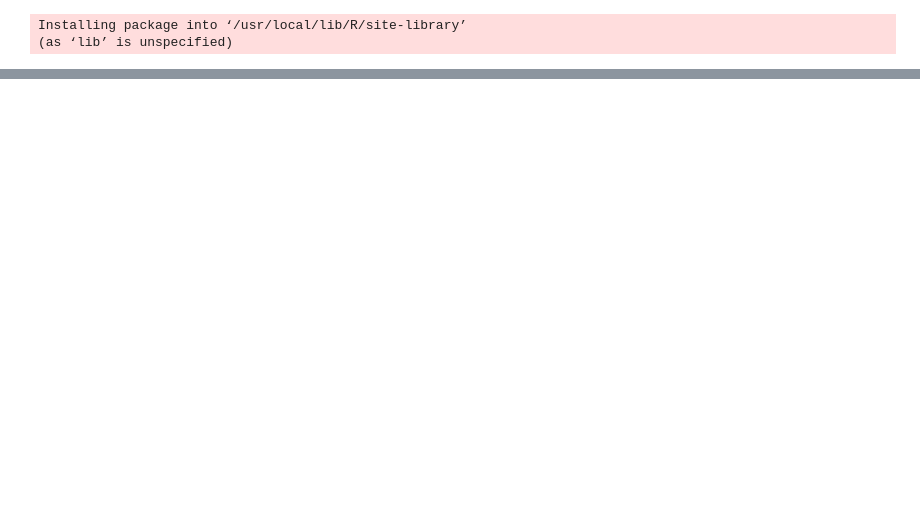
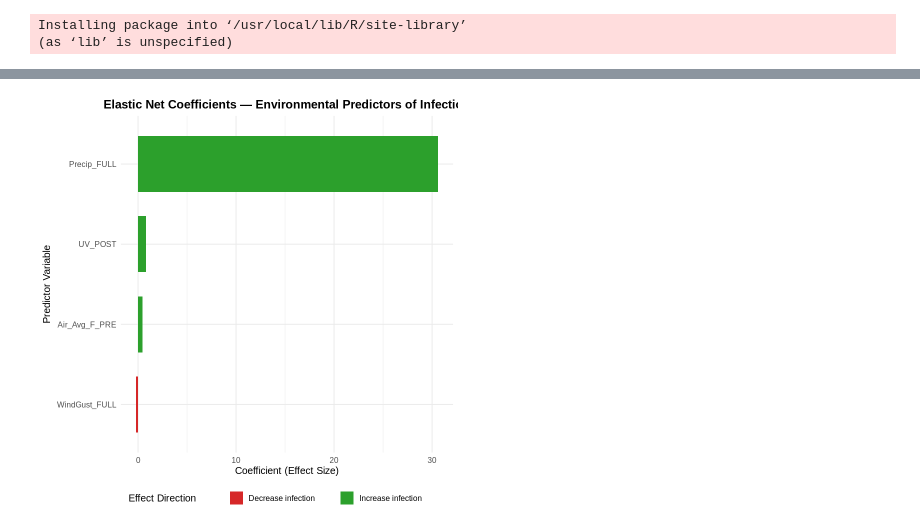
Before and after one commit to AmnNrz/llm-extension-training, a Jupyter notebook: pesticide_efficacy.ipynb, the cells around one changed output, grey strips where cells are left out. Cells and saved outputs as stored; diff of their text form; code cells hidden in the pictures; blank space fills up the shorter version.

```diff
--- a/pesticide_efficacy.ipynb
+++ b/pesticide_efficacy.ipynb
@@ -757,0 +704,28 @@ inf_gala_hourly_joined$FULL__WindGust__max
+# %%
+library(ggplot2)
+
+# Prepare data for plotting
+coef_plot_df <- selected_reduced_vars %>%
+  filter(Variable != "(Intercept)") %>%  # drop intercept
+  arrange(desc(abs(Coefficient))) %>%
+  mutate(Variable = factor(Variable, levels = Variable[order(abs(Coefficient))]))
+
+# Plot
+ggplot(coef_plot_df, aes(x = Variable, y = Coefficient, fill = Coefficient > 0)) +
+  geom_bar(stat = "identity", width = 0.7) +
+  coord_flip() +
+  scale_fill_manual(values = c("TRUE" = "#2ca02c", "FALSE" = "#d62728"),
+                    labels = c("Decrease infection", "Increase infection")) +
+  labs(
+    title = "Elastic Net Coefficients — Environmental Predictors of Infection",
+    x = "Predictor Variable",
+    y = "Coefficient (Effect Size)",
+    fill = "Effect Direction"
+  ) +
+  theme_minimal(base_size = 12) +
+  theme(
+    legend.position = "bottom",
+    plot.title = element_text(face = "bold", hjust = 0.5)
+  )
+# %% [output]
+[figure, added]
```
Also changed, not shown: parts of 46 cells of this notebook.
